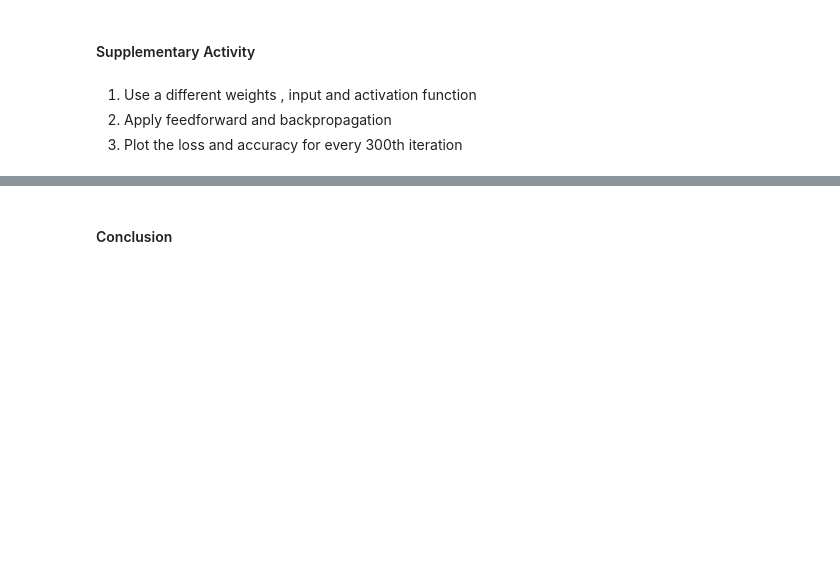
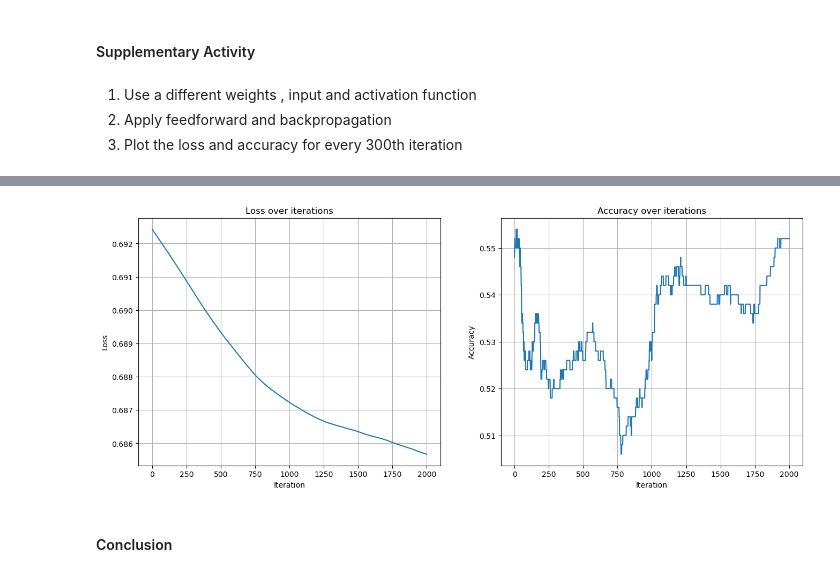
Before and after one commit to AntonPaala/CPE313-CPE31S3, a Jupyter notebook: Hands-on Activity 1.1 - Neural Networks.ipynb, the cells around one changed output, grey strips where cells are left out. Saved outputs shown, nothing was run; the diff lists cells and outputs as text; code cells hidden in the pictures; blank space fills up the shorter version.

```diff
--- a/Hands-on Activity 1.1 - Neural Networks.ipynb
+++ b/Hands-on Activity 1.1 - Neural Networks.ipynb
@@ -652,0 +680,17 @@ NameError: name 'y_pred' is not defined
+# %%
+def feedforward(X, W1, W2):
+    z1 = np.dot(X, W1)
+    a1 = relu(z1)
+    z2 = np.dot(a1, W2)
+    y_pred = sigmoid(z2).reshape(-1)
+    return z1, a1, z2, y_pred
+
+def backprop(X, y, z1, a1, y_pred, W2):
+    dz2 = y_pred - y
+    dW2 = np.dot(a1.T, dz2.reshape(-1,1)) / len(X)
+
+    da1 = np.dot(dz2.reshape(-1,1), W2.T)
+    dz1 = da1 * relu_derivative(z1)
+    dW1 = np.dot(X.T, dz1) / len(X)
+
+    return dW1, dW2
@@ -652,0 +725,24 @@ NameError: name 'y_pred' is not defined
+# %%
+def plot_loss_accuracy(loss_vals, accuracies):
+    plt.figure(figsize=(16,6))
+    plt.subplot(1,2,1)
+    plt.plot(loss_vals)
+    plt.title("Loss over iterations")
+    plt.xlabel("Iteration")
+    plt.ylabel("Loss")
+    plt.grid(True)
+
+    plt.subplot(1,2,2)
+    plt.plot(accuracies)
+    plt.title("Accuracy over iterations")
+    plt.xlabel("Iteration")
+    plt.ylabel("Accuracy")
+    plt.grid(True)
+    plt.show()
+# %%
+X = x_mat_full
+y = y
+W1, W2, loss_vals, accuracies = train(X, y)
+
+plot_loss_accuracy(loss_vals, accuracies)
+# %% [output]
@@ -653,3 +756,4 @@ NameError: name 'y_pred' is not defined
+[figure, added]
 # %% [markdown]
 #### Conclusion
 # %% [markdown]
```
Also changed, not shown: parts of 9 cells of this notebook.
